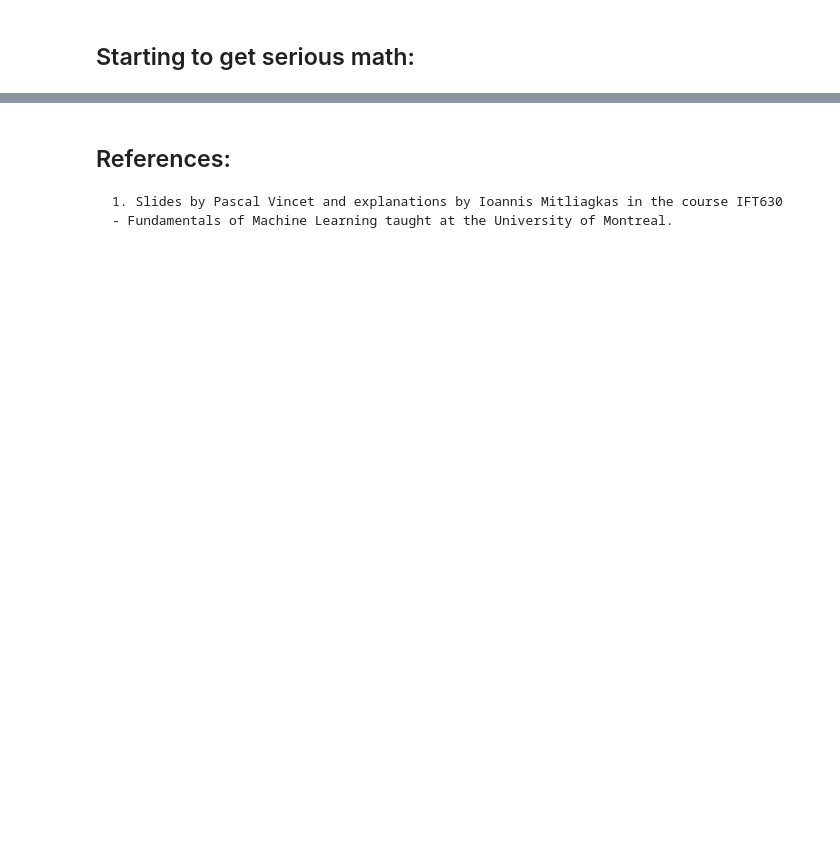
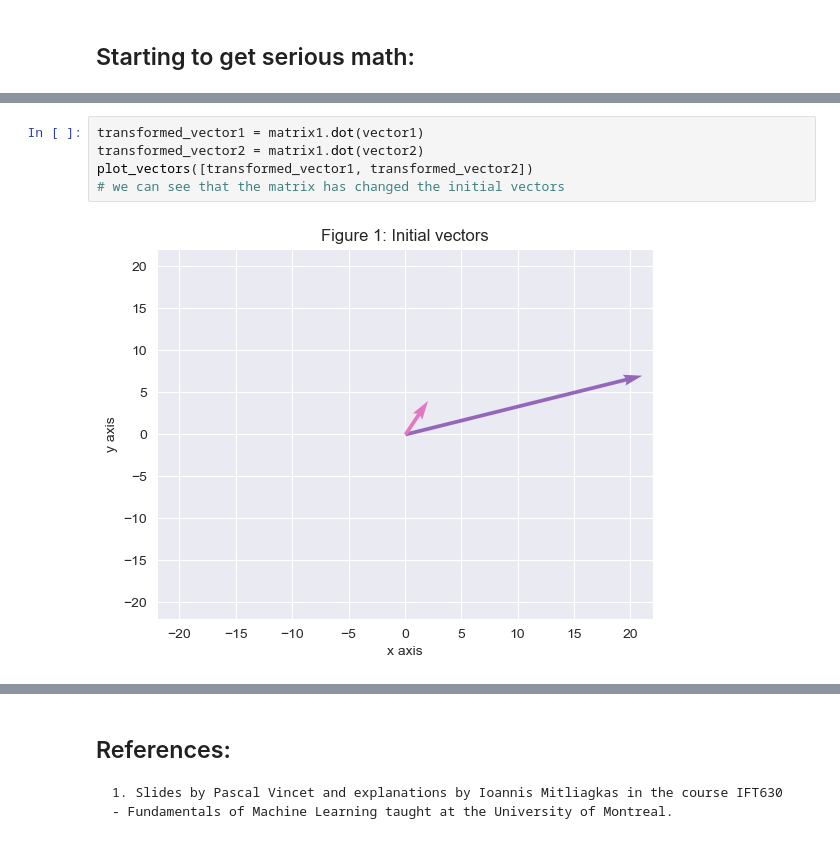
Before and after one commit to Etrama/statistics-primer, a Jupyter notebook: src/001-PCA.ipynb, the cells around one changed output, grey strips where cells are left out. Drawn from its saved outputs; the diff is of its cells as text; blank space fills up the shorter version.

```diff
--- a/src/001-PCA.ipynb
+++ b/src/001-PCA.ipynb
@@ -185,0 +282,7 @@ Positive covariance values between two features indicate that as one feature inc
+# %%
+transformed_vector1 = matrix1.dot(vector1)
+transformed_vector2 = matrix1.dot(vector2)
+plot_vectors([transformed_vector1, transformed_vector2])
+# we can see that the matrix has changed the initial vectors
+# %% [output]
+[figure, added]
```
Also changed, not shown: parts of 53 cells of this notebook, 2 other files.
